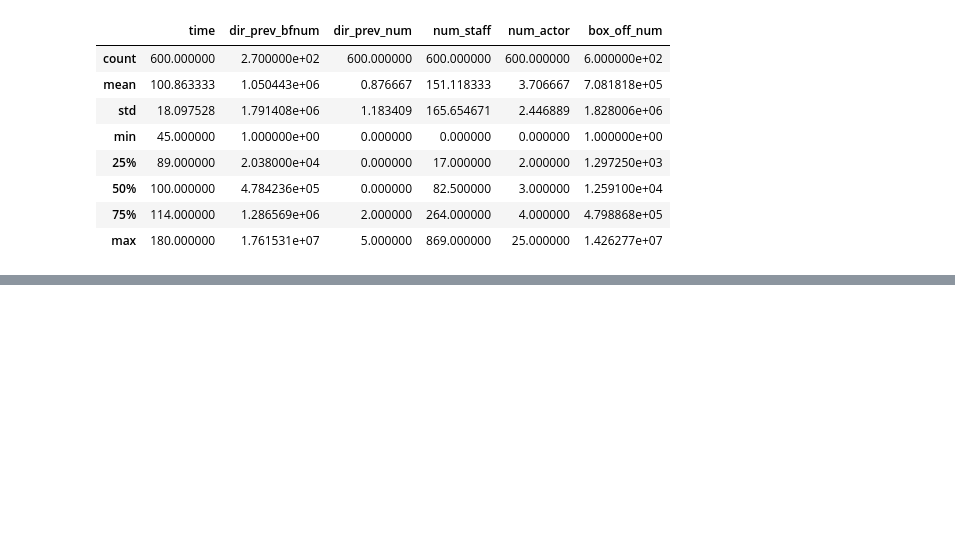
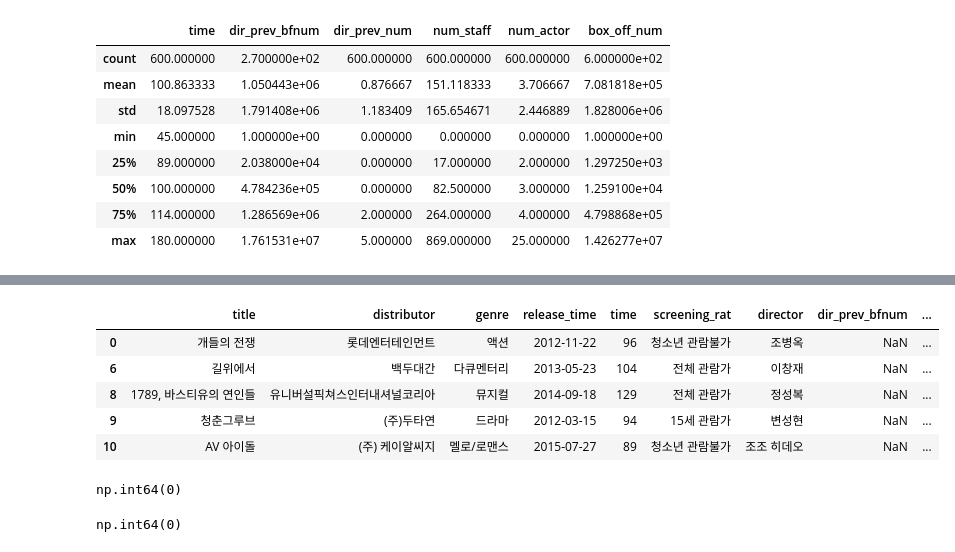
Before and after one commit to ys23-lys/ESAA, a Jupyter notebook: ESAA_YB3_미니_프로젝트.ipynb, the cells around one changed output, grey strips where cells are left out. Drawn from its saved outputs; the diff is of its cells as text; code cells hidden in the pictures; blank space fills up the shorter version.

```diff
--- a/ESAA_YB3_미니_프로젝트.ipynb
+++ b/ESAA_YB3_미니_프로젝트.ipynb
@@ -86,0 +108,21 @@ train.describe()
+# %%
+# 결측치 특성
+train[train.dir_prev_bfnum.isna()].head(5)
+# dir_prev_dfnum이 na이면 dir_prev_num이 0이다. 감독의 이전 작품이 없다.
+# %% [output]
+|  | title | distributor | genre | release_time | time | screening_rat | director | dir_prev_bfnum | ... |
+| 0 | 개들의 전쟁 | 롯데엔터테인먼트 | 액션 | 2012-11-22 | 96 | 청소년 관람불가 | 조병옥 | NaN | ... |
+| 6 | 길위에서 | 백두대간 | 다큐멘터리 | 2013-05-23 | 104 | 전체 관람가 | 이창재 | NaN | ... |
+| 8 | 1789, 바스티유의 연인들 | 유니버설픽쳐스인터내셔널코리아 | 뮤지컬 | 2014-09-18 | 129 | 전체 관람가 | 정성복 | NaN | ... |
+| 9 | 청춘그루브 | (주)두타연 | 드라마 | 2012-03-15 | 94 | 15세 관람가 | 변성현 | NaN | ... |
+| 10 | AV 아이돌 | (주) 케이알씨지 | 멜로/로맨스 | 2015-07-27 | 89 | 청소년 관람불가 | 조조 히데오 | NaN | ... |
+# %%
+train[train.dir_prev_bfnum.isna()].dir_prev_num.sum() # dir_prev_dfnum인 작품의 dir_prev_num의 합이 0. 감독의 이전 작품이 없다.
+# %% [output]
+np.int64(0)
+# %%
+# dir_prev_dfnum이 na인 걸 0으로 바꾸기.
+train.dir_prev_bfnum.fillna(0,inplace=True)
+train.dir_prev_bfnum.isna().sum() # na 없음.
+# %% [output]
+np.int64(0)
```
Also changed, not shown: parts of 22 cells of this notebook.
